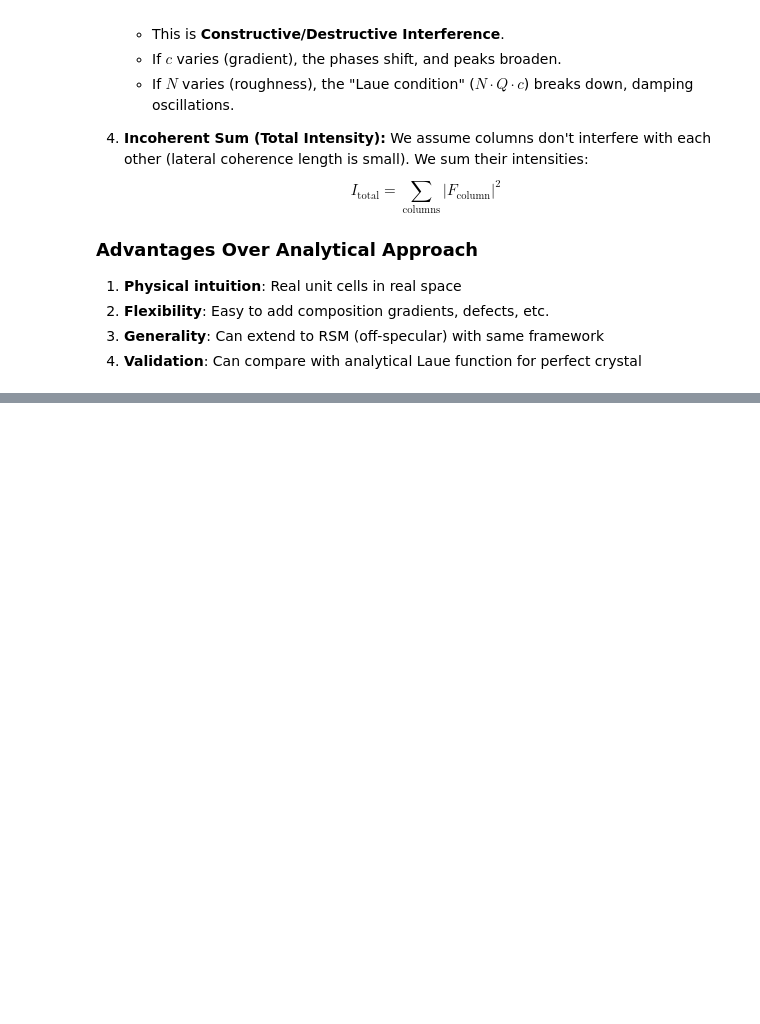
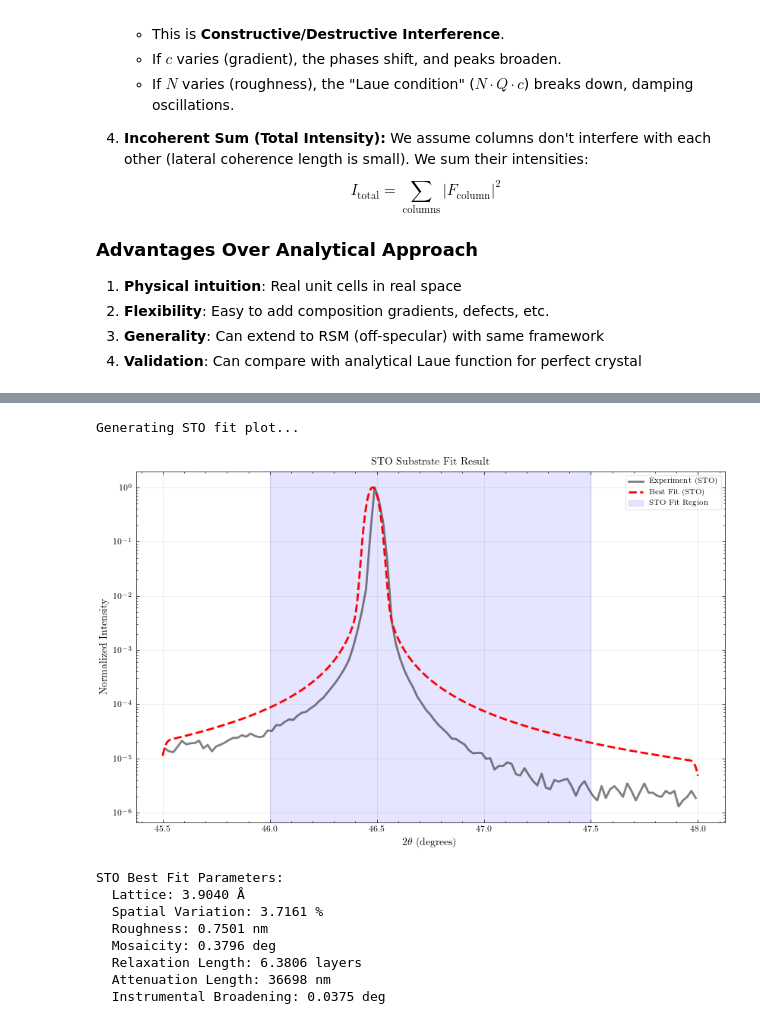
Before and after one commit to hc3413/Thin_Film_Analysis, a Jupyter notebook: ttw_Analysis.ipynb, the cells around one changed output, grey strips where cells are left out. Cells and saved outputs as stored; diff of their text form; code cells hidden in the pictures; blank space fills up the shorter version.

```diff
--- a/ttw_Analysis.ipynb
+++ b/ttw_Analysis.ipynb
@@ -702,3 +623,68 @@ Eval 5: Residual = 55.623301
+# %%
+# --- 4. Plot STO Fit Result ---
+print("\nGenerating STO fit plot...")
+# Re-run simulation with best parameters
+nz_STO_best = int((p_STO[2] * 10) / p_STO[1])
+lat_arr_STO, h_map_STO, t_arr_STO = create_crystal_system(
+    nx_fit_STO, ny_fit_STO, nz_STO_best,
+    p_STO[1], [p_STO[0], p_STO[1]],
+    mode='full', gradient_type='exponential',
+    spatial_var_percent=p_STO[3], roughness_layers=(p_STO[4]*10)/p_STO[1],
+    mosaicity_fwhm=p_STO[5], relaxation_length=p_STO[6]
+)
+
+# Calculate STO signal
+x_exp = exp_data.ttw_df[0]['Angle'].values
+y_exp_norm = exp_data.ttw_df[0]['Intensity'].values / peak_int_STO
+
+tt_best_STO, int_best_STO = calculate_xrd_vectorized(
+    lat_arr_STO, h_map_STO, t_arr_STO,
+    two_theta_range=(fit_range_STO[0]-0.5, fit_range_STO[1]+0.5), # Plot around fit range
+    wavelength=wavelength,
+    attenuation_length_nm=p_STO[7],
+    instrumental_broadening=p_STO[8],
+    n_points=1000,
+    normalize=True
+)
+
+plt.figure(figsize=(10, 6))
+# Plot experimental data in the relevant range
+mask_plot = (x_exp >= fit_range_STO[0]-0.5) & (x_exp <= fit_range_STO[1]+0.5)
+plt.plot(x_exp[mask_plot], y_exp_norm[mask_plot], 'k-', label='Experiment (STO)', alpha=0.5, linewidth=2)
+plt.plot(tt_best_STO, int_best_STO, 'r--', label='Best Fit (STO)', linewidth=2)
+
+plt.axvspan(fit_range_STO[0], fit_range_STO[1], color='blue', alpha=0.1, label='STO Fit Region')
+
+plt.xlabel(r'$2\theta$ (degrees)')
+plt.ylabel('Normalized Intensity')
+plt.title('STO Substrate Fit Result')
+plt.legend()
+plt.yscale('log')
+#plt.ylim(1e-3, 1.5)
+plt.grid(True, alpha=0.3)
+plt.show()
+
+
+
+print("\nSTO Best Fit Parameters:")
+print(f"  Lattice: {p_STO[1]:.4f} Å")
+print(f"  Spatial Variation: {p_STO[3]*100:.4f} %")
+print(f"  Roughness: {p_STO[4]:.4f} nm")
+print(f"  Mosaicity: {p_STO[5]:.4f} deg")
+print(f"  Relaxation Length: {p_STO[6]:.4f} layers")
+print(f"  Attenuation Length: {p_STO[7]:.0f} nm")
+print(f"  Instrumental Broadening: {p_STO[8]:.4f} deg")
+# %% [output]
+Generating STO fit plot...
+[figure, added]
+STO Best Fit Parameters:
+  Lattice: 3.9040 Å
+  Spatial Variation: 3.7161 %
+  Roughness: 0.7501 nm
+  Mosaicity: 0.3796 deg
+  Relaxation Length: 6.3806 layers
+  Attenuation Length: 36698 nm
+  Instrumental Broadening: 0.0375 deg
 # %%
 # ========== 5b. Step 2: Fit Film (BSO) with Fixed Substrate Background ==========
 # Purpose: Fit film parameters using STO-derived instrumental values and background
```
Also changed, not shown: parts of 14 cells of this notebook.
